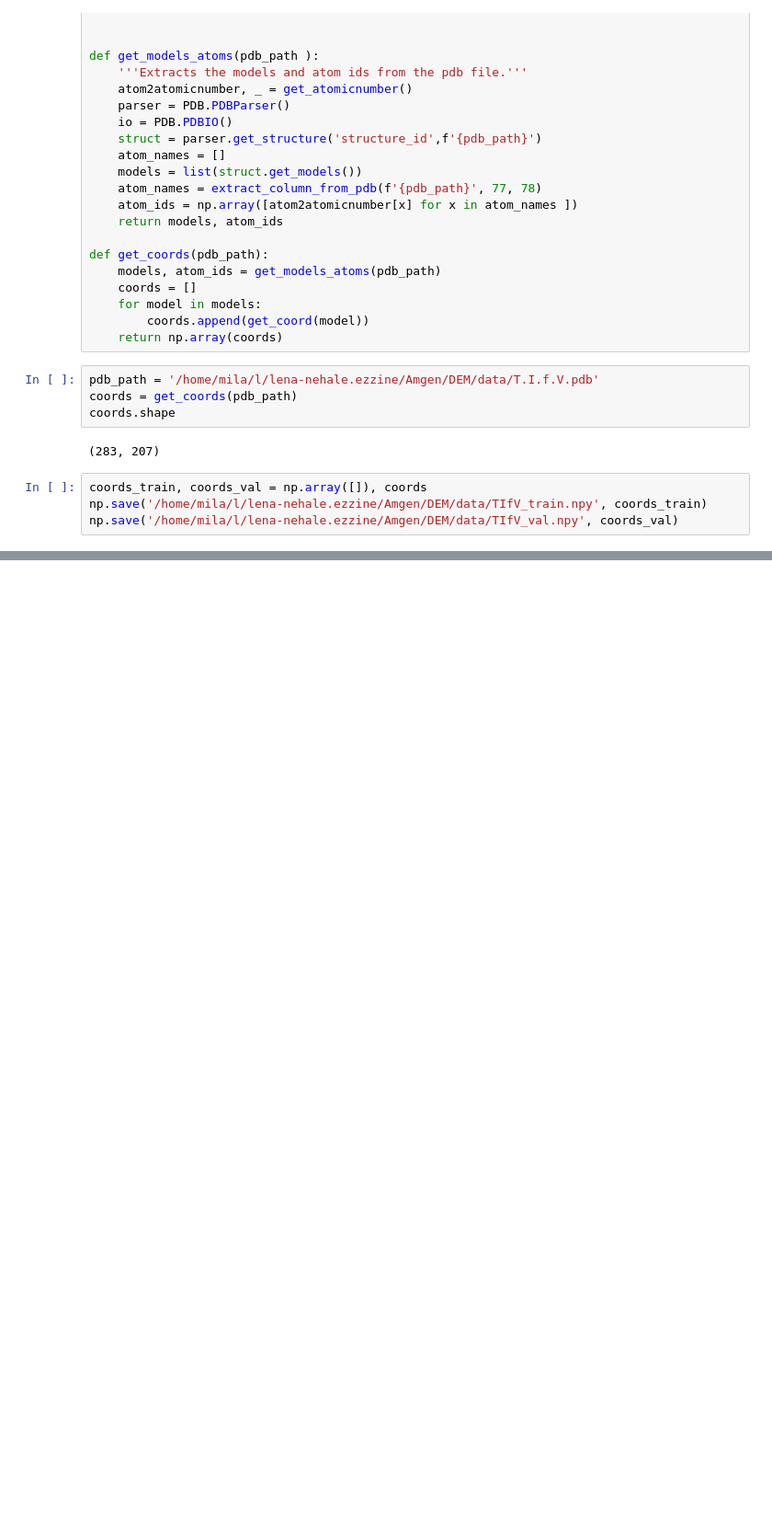
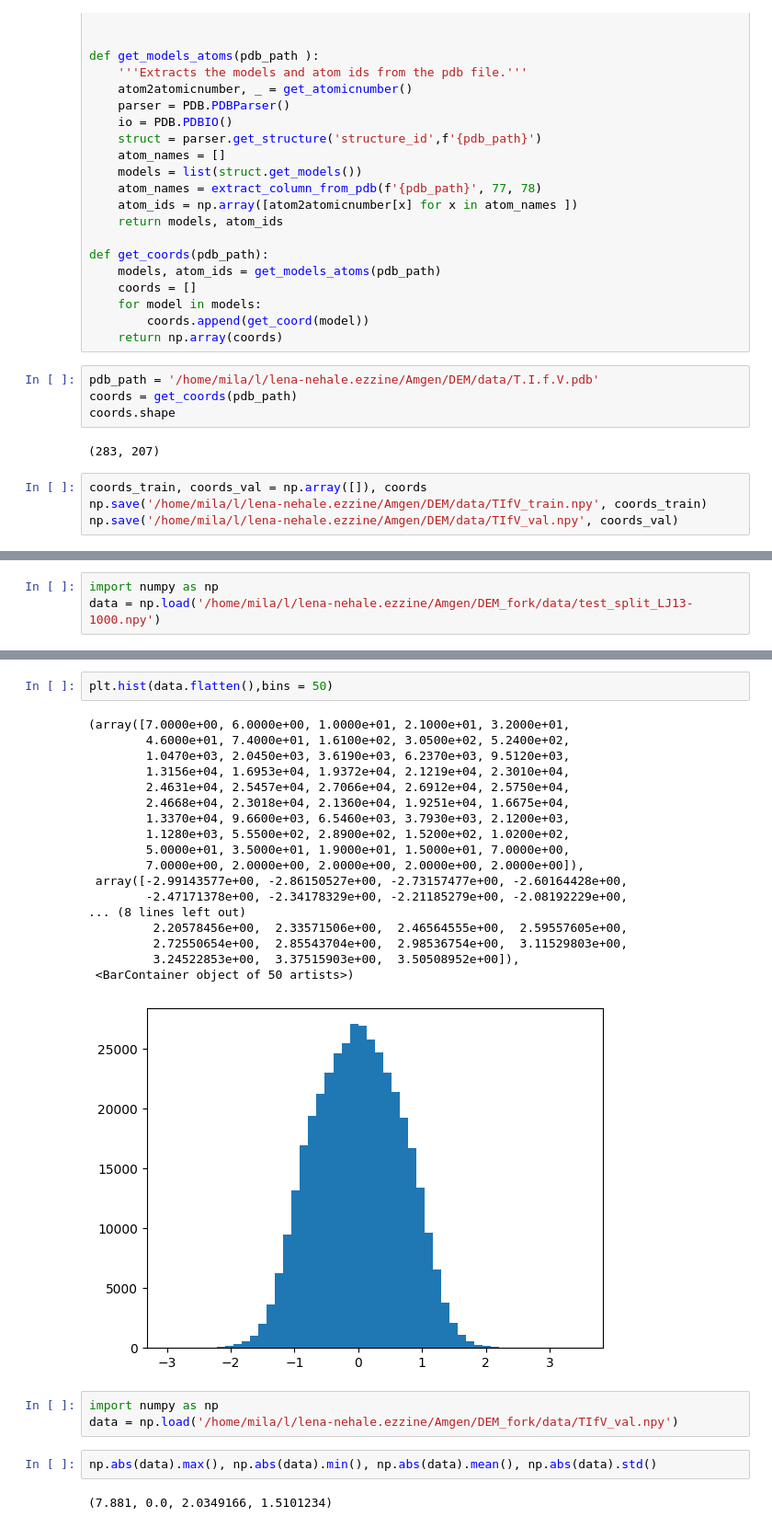
Before and after one commit to LenaNehale/DEM, a Jupyter notebook: playground.ipynb, the cells around one changed output, grey strips where cells are left out. Shown: that part at 92% size. Saved outputs shown, nothing was run; the diff lists cells and outputs as text; blank space fills up the shorter version.

```diff
--- a/playground.ipynb
+++ b/playground.ipynb
@@ -230,0 +394,3 @@ np.save('/home/mila/l/lena-nehale.ezzine/Amgen/DEM/data/TIfV_val.npy', coords_va
+# %%
+import numpy as np
+data = np.load('/home/mila/l/lena-nehale.ezzine/Amgen/DEM_fork/data/test_split_LJ13-1000.npy')
@@ -230,0 +401,28 @@ np.save('/home/mila/l/lena-nehale.ezzine/Amgen/DEM/data/TIfV_val.npy', coords_va
+# %%
+plt.hist(data.flatten(),bins = 50)
+# %% [output]
+(array([7.0000e+00, 6.0000e+00, 1.0000e+01, 2.1000e+01, 3.2000e+01,
+        4.6000e+01, 7.4000e+01, 1.6100e+02, 3.0500e+02, 5.2400e+02,
+        1.0470e+03, 2.0450e+03, 3.6190e+03, 6.2370e+03, 9.5120e+03,
+        1.3156e+04, 1.6953e+04, 1.9372e+04, 2.1219e+04, 2.3010e+04,
+        2.4631e+04, 2.5457e+04, 2.7066e+04, 2.6912e+04, 2.5750e+04,
+        2.4668e+04, 2.3018e+04, 2.1360e+04, 1.9251e+04, 1.6675e+04,
+        1.3370e+04, 9.6600e+03, 6.5460e+03, 3.7930e+03, 2.1200e+03,
+        1.1280e+03, 5.5500e+02, 2.8900e+02, 1.5200e+02, 1.0200e+02,
+        5.0000e+01, 3.5000e+01, 1.9000e+01, 1.5000e+01, 7.0000e+00,
+        7.0000e+00, 2.0000e+00, 2.0000e+00, 2.0000e+00, 2.0000e+00]),
+ array([-2.99143577e+00, -2.86150527e+00, -2.73157477e+00, -2.60164428e+00,
+        -2.47171378e+00, -2.34178329e+00, -2.21185279e+00, -2.08192229e+00,
+... (8 lines left out)
+         2.20578456e+00,  2.33571506e+00,  2.46564555e+00,  2.59557605e+00,
+         2.72550654e+00,  2.85543704e+00,  2.98536754e+00,  3.11529803e+00,
+         3.24522853e+00,  3.37515903e+00,  3.50508952e+00]),
+ <BarContainer object of 50 artists>)
+[figure, added]
+# %%
+import numpy as np
+data = np.load('/home/mila/l/lena-nehale.ezzine/Amgen/DEM_fork/data/TIfV_val.npy')
+# %%
+np.abs(data).max(), np.abs(data).min(), np.abs(data).mean(), np.abs(data).std()
+# %% [output]
+(7.881, 0.0, 2.0349166, 1.5101234)
```
Also changed, not shown: parts of 29 cells of this notebook.
